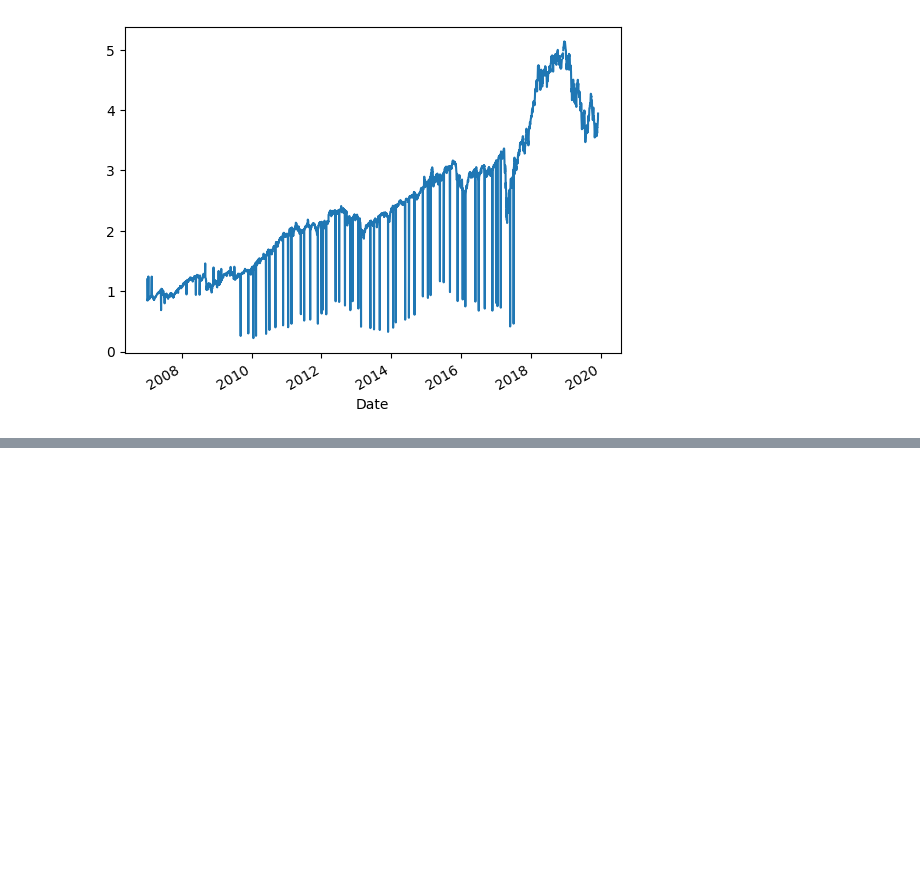
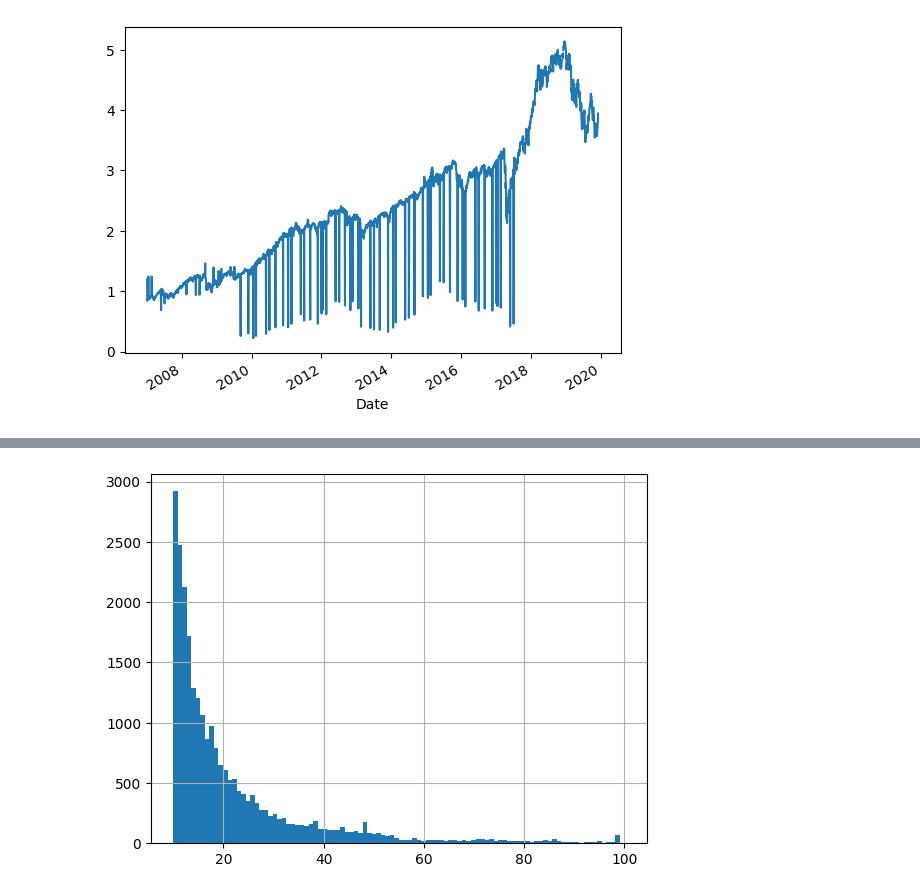
Before and after one commit to dllllb/finexp, a Jupyter notebook: basepred.ipynb, the cells around one changed output, grey strips where cells are left out. Saved outputs shown, nothing was run; the diff lists cells and outputs as text; code cells hidden in the pictures; blank space fills up the shorter version.

```diff
--- a/basepred.ipynb
+++ b/basepred.ipynb
@@ -55,0 +56,4 @@ prices_t.alpha.hist(range=[-15, 15], bins=100);
+# %%
+prices_t.alpha.hist(range=[10, 100], bins=100);
+# %% [output]
+[figure, added]
```
Also changed, not shown: parts of 7 cells of this notebook.
